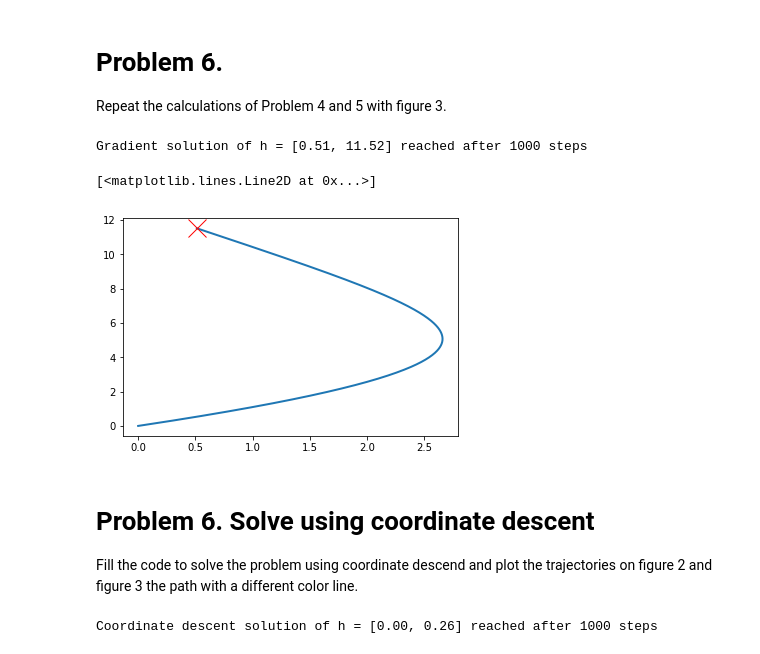
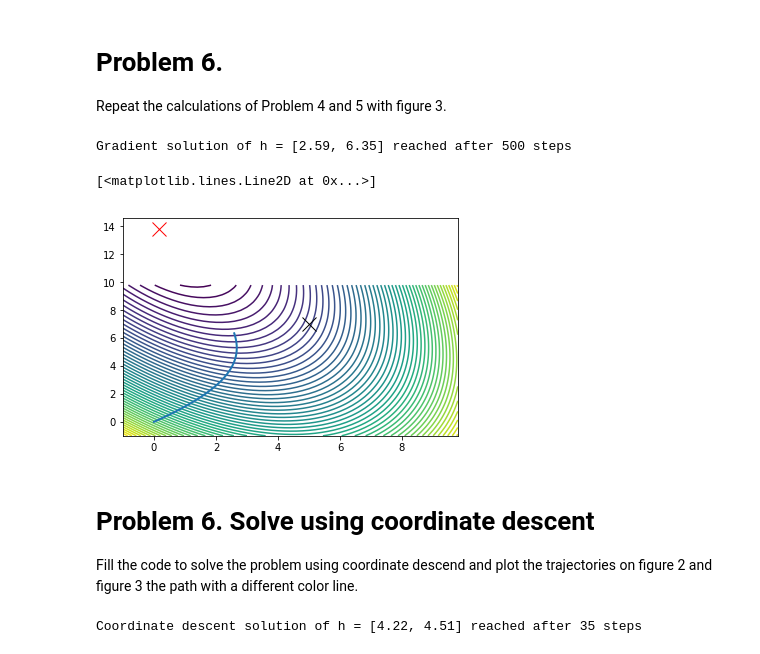
Before and after one commit to theunissenlab/crcns, a Jupyter notebook: python/needs_review/gradient_descent/exercise-gradient_descent.ipynb, the cells around one changed output. Cells and saved outputs as stored; diff of their text form; code cells hidden in the pictures.

```diff
--- a/python/needs_review/gradient_descent/exercise-gradient_descent.ipynb
+++ b/python/needs_review/gradient_descent/exercise-gradient_descent.ipynb
@@ -195,10 +237,11 @@ Repeat the calculations of Problem 4 and 5 with figure 3.
 # %%
 # initialize hhatsmall at origin and allocate space
 hhatsmall = np.zeros([2, nsteps + 1])  #  We will be keeeping track of hhatsmall during our descent
+varysmall = np.var(yrsmall)
 
 # loop for a certain number of iterations
 # and mark when your reach the noise level...
-totstep = -1
+totstepsmall = -1
 for ii in range(nsteps):
 
     # calculate the gradient at hhatsmall
@@ -210,42 +253,45 @@ for ii in range(nsteps):
     hhatsmall[:, ii + 1] = hhatsmall[:, ii] - stepsize * grad
 
     # calculate error
-    err = np.mean((np.dot(xsmall.T, hhatsmall[:, ii+1]) - yrsmall) ** 2)
+    mserr = np.mean((np.dot(xsmall.T, hhatsmall[:, ii+1]) - yrsmall.squeeze()) ** 2)
 
     # set stopping condition when error is below noise power.
-    if err < (vary / (SNR + 1)):
-        if totstep == -1:
-            totstep = ii + 1
+    if mserr < (varysmall / (SNR + 1)):
+        if totstepsmall == -1:
+            totstepsmall = ii + 1
 
 
-if totstep == -1:
-    totstep = ii + 1
+if totstepsmall == -1:
+    totstepsmall = ii + 1
 
-msg = 'Gradient solution of h = [{:.2f}, {:.2f}] reached after {} steps\n'.format(hhatsmall[0, totstep], hhatsmall[1, totstep], totstep)
+msg = 'Gradient solution of h = [{:.2f}, {:.2f}] reached after {} steps\n'.format(hhatsmall[0, totstepsmall], hhatsmall[1, totstepsmall], totstepsmall)
 print(msg)
 # %% [output]
-Gradient solution of h = [0.51, 11.52] reached after 1000 steps
+Gradient solution of h = [2.59, 6.35] reached after 500 steps
-# %%
-fig, ax = plt.subplots()
-ax.plot(hhatsmall[0, :totstep], hhatsmall[1, :totstep], lw=2)
-ax.plot(hhatsmall[0, totstep], hhatsmall[1, totstep], 'rx', ms=18)
-# %% [output]
-[<matplotlib.lines.Line2D at 0x...>]
-[figure, removed]
+# %%
+fig, ax = plt.subplots()
+ax.contour(h1, h2, err_real_small, 50)
+ax.plot(hpred_small[0], hpred_small[1], 'rx', ms=14) # The MSE solution in red
+ax.plot(h[0], h[1], 'kx', ms=14) # The actual solution in black
+ax.plot(hhatsmall[0, :totstepsmall], hhatsmall[1, :totstepsmall], lw=2)
+ax.plot(hhatsmall[0, totstepsmall:], hhatsmall[1, totstepsmall:], 'k', lw=1)
+# %% [output]
+[<matplotlib.lines.Line2D at 0x...>]
+[figure, added]
 # %% [markdown]
 # Problem 6. Solve using coordinate descent
  Fill the code to solve the problem using coordinate descend and plot the
  trajectories on figure 2 and figure 3 the path with a different
  color line.
 # %%
-nsteps = 1000
+nsteps = 500
 
 # initialize hhat at origin and allocate space
 hhatcd = np.zeros([2, nsteps + 1])  #  We will be keeeping track of hhat during our descent
 
 # loop for a certain number of iterations
 # and mark when your reach the noise level...
-totstep = -1
+totstepcd = -1
 for ii in range(nsteps):
 
     # calculate the gradient at hhat
@@ -256,22 +302,23 @@ for ii in range(nsteps):
     # update hhat using stepsize and gradient
     ix_maxgrad = np.argmax(np.abs(grad))
     maxgrad = grad[ix_maxgrad]
-    hhatcd[ix_maxgrad, ii + 1] = hhatcd[ix_maxgrad, ii] - stepsize * maxgrad
+    hhatcd[:, ii+1] = hhatcd[:, ii]   # Copy previous
+    hhatcd[ix_maxgrad, ii + 1] = hhatcd[ix_maxgrad, ii] - stepsize * maxgrad   # Change along a single coordinate
 
     # calculate error
-    err = np.mean((np.dot(x.T, hhatcd[:, ii+1]) - yr) ** 2)
+    mserr = np.mean((np.dot(x.T, hhatcd[:, ii+1]) - yr.squeeze()) ** 2)
 
     # set stopping condition when error is below noise power.
-    if err < (vary / (SNR + 1)):
-        if totstep == -1:
-            totstep = ii + 1
+    if mserr < (vary / (SNR + 1)):
+        if totstepcd == -1:
+            totstepcd = ii + 1
 
 
-if totstep == -1:
-    totstep = ii + 1
+if totstepcd == -1:
+    totstepcd = ii + 1
 
 msg = 'Coordinate descent solution of h = [{:.2f}, {:.2f}] reached after {} steps\n'.format(
-    hhatcd[0, totstep], hhatcd[1, totstep], totstep)
+    hhatcd[0, totstepcd], hhatcd[1, totstepcd], totstepcd)
 print(msg)
 # %% [output]
-Coordinate descent solution of h = [0.00, 0.26] reached after 1000 steps
+Coordinate descent solution of h = [4.22, 4.51] reached after 35 steps
```
Also changed, not shown: parts of 38 cells of this notebook.
